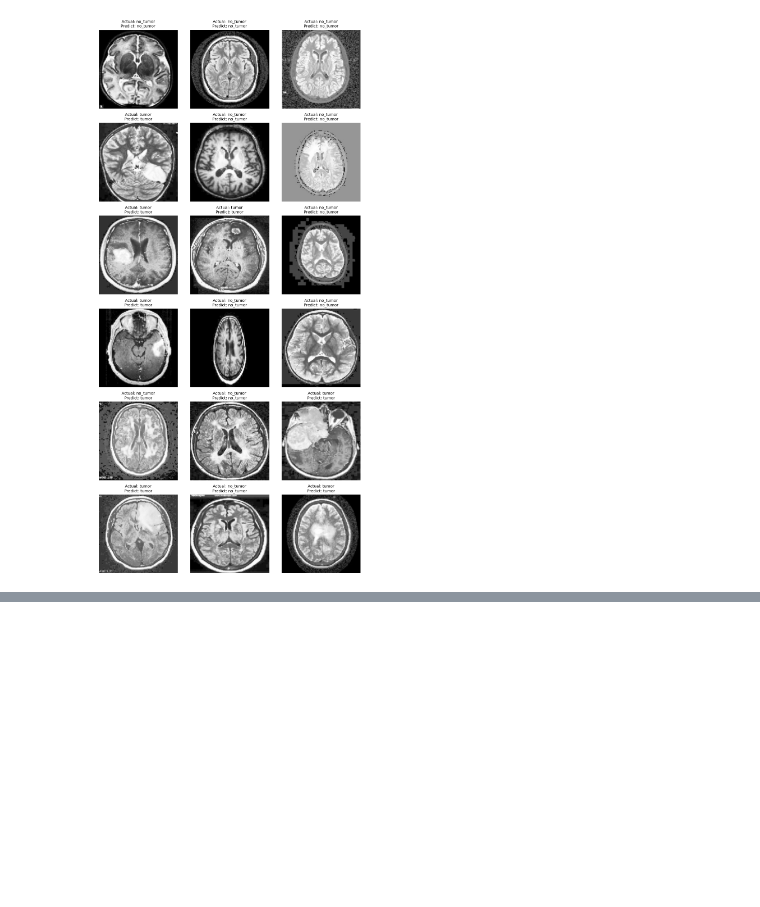
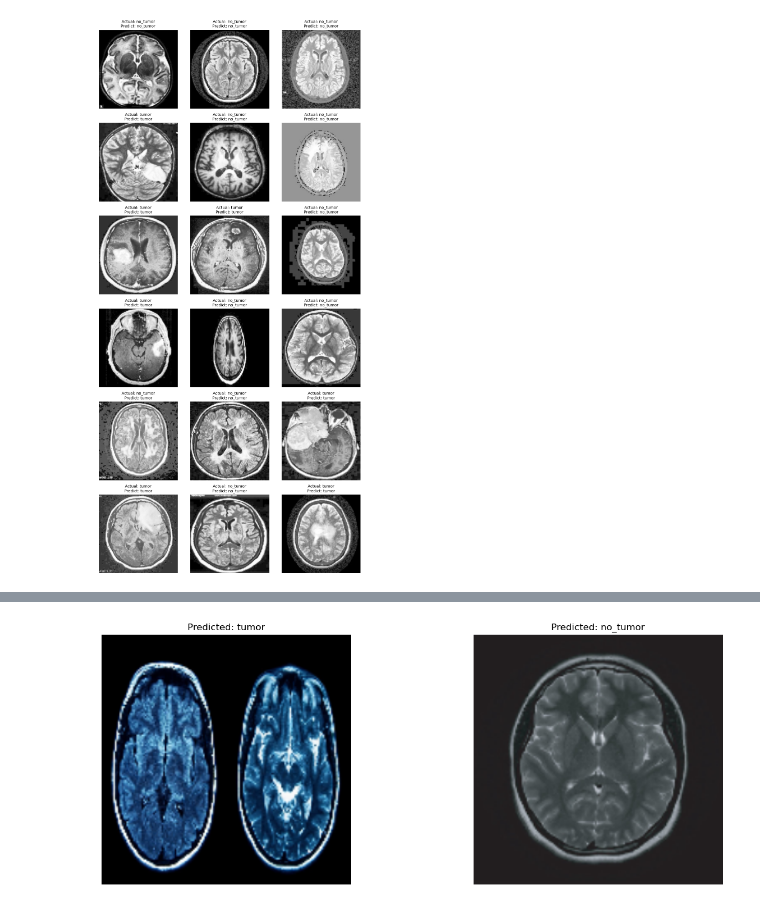
Before and after one commit to tkvngan/DeepLearning_for_BrainTumorDetection, a Jupyter notebook: notebooks/ByteBard8/sota_ViT.ipynb, the cells around one changed output, grey strips where cells are left out. Cells and saved outputs as stored; diff of their text form; code cells hidden in the pictures; blank space fills up the shorter version.

Commit message:
added test image from internet

```diff
--- a/notebooks/ByteBard8/sota_ViT.ipynb
+++ b/notebooks/ByteBard8/sota_ViT.ipynb
@@ -355,0 +356,18 @@ plt.show()
+# %%
+TEST_DATA_DIR = "C:/Users/sndp_/Downloads/"
+test_dir = os.path.join(TEST_DATA_DIR, 'tumor_images')
+
+test_datagen = ImageDataGenerator(rescale=1./255)
+
+
+# Load and label the validation dataset
+test_generator = test_datagen.flow_from_directory(
+    test_dir,
+    target_size=(150, 150),
+    batch_size=32,
+    class_mode='binary'
+)
+
+test_images, test_labels = apply_transforms(test_generator, val_transforms)
+
+test_data = [{"pixel_values": torch.tensor(image), "label": label} for image, label in zip(test_images, test_labels)]
@@ -355,0 +376,2 @@ plt.show()
+# %%
+outputs = trainer.predict(test_data)
@@ -355,0 +380,23 @@ plt.show()
+# %%
+# Extract predictions
+predictions = outputs.predictions
+
+# Get the predicted class for each input
+predicted_classes = predictions.argmax(axis=1)
+
+# Map the predicted class indices to their corresponding labels
+predicted_labels = [id2label[class_idx] for class_idx in predicted_classes]
+
+# Display the predictions
+# Display the image and the predicted label together
+fig, axes = plt.subplots(1, len(test_images), figsize=(15, 5))
+for i, ax in enumerate(axes):
+    # Convert image tensor to numpy array and denormalize
+    image = test_images[i].transpose(1, 2, 0) * 0.5 + 0.5  # Convert from (C, H, W) to (H, W, C) and denormalize
+    ax.imshow(image)
+    ax.set_title(f"Predicted: {predicted_labels[i]}")
+    ax.axis('off')
+plt.tight_layout()
+plt.show()
+# %% [output]
+[figure, added]
```
Also changed, not shown: parts of 4 cells of this notebook.
